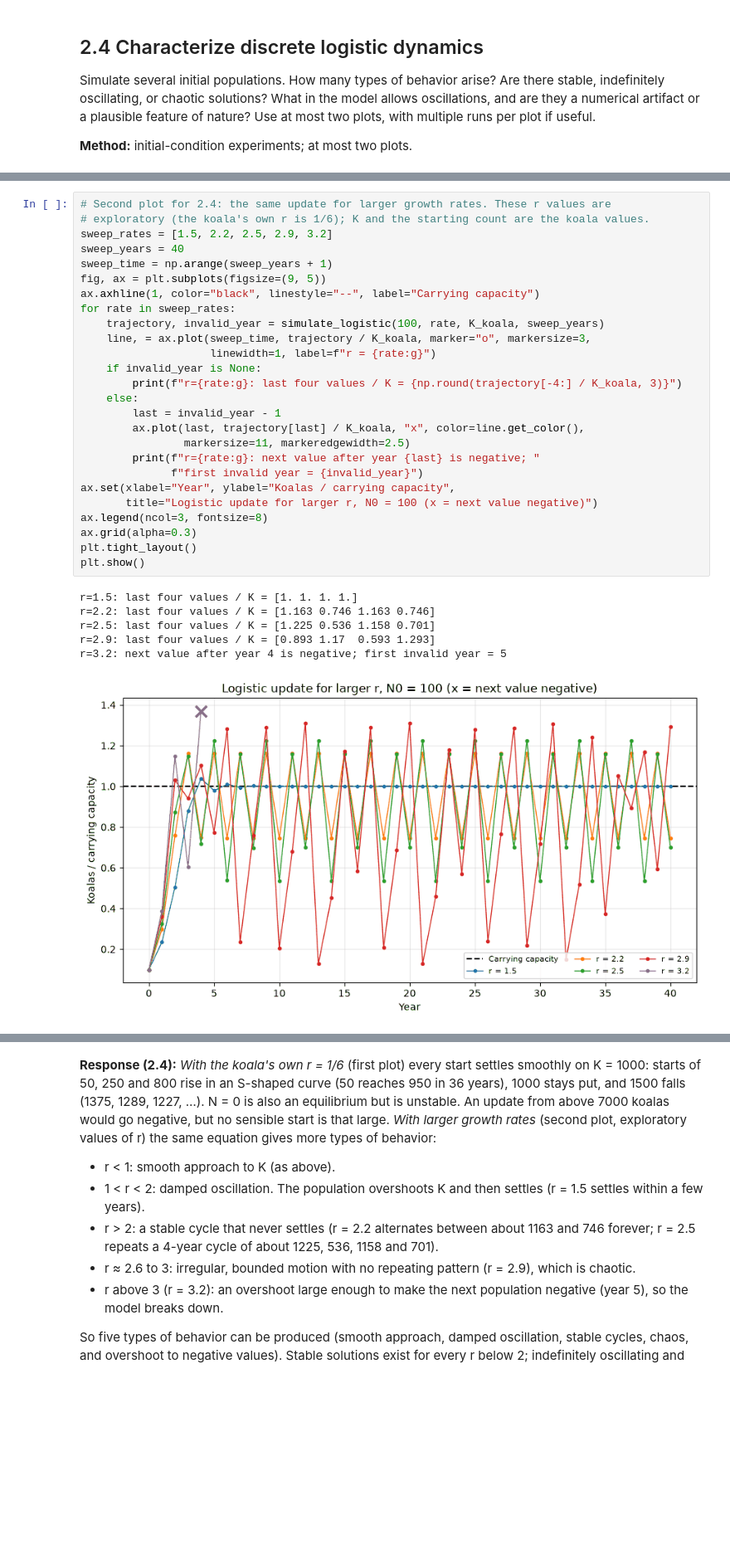
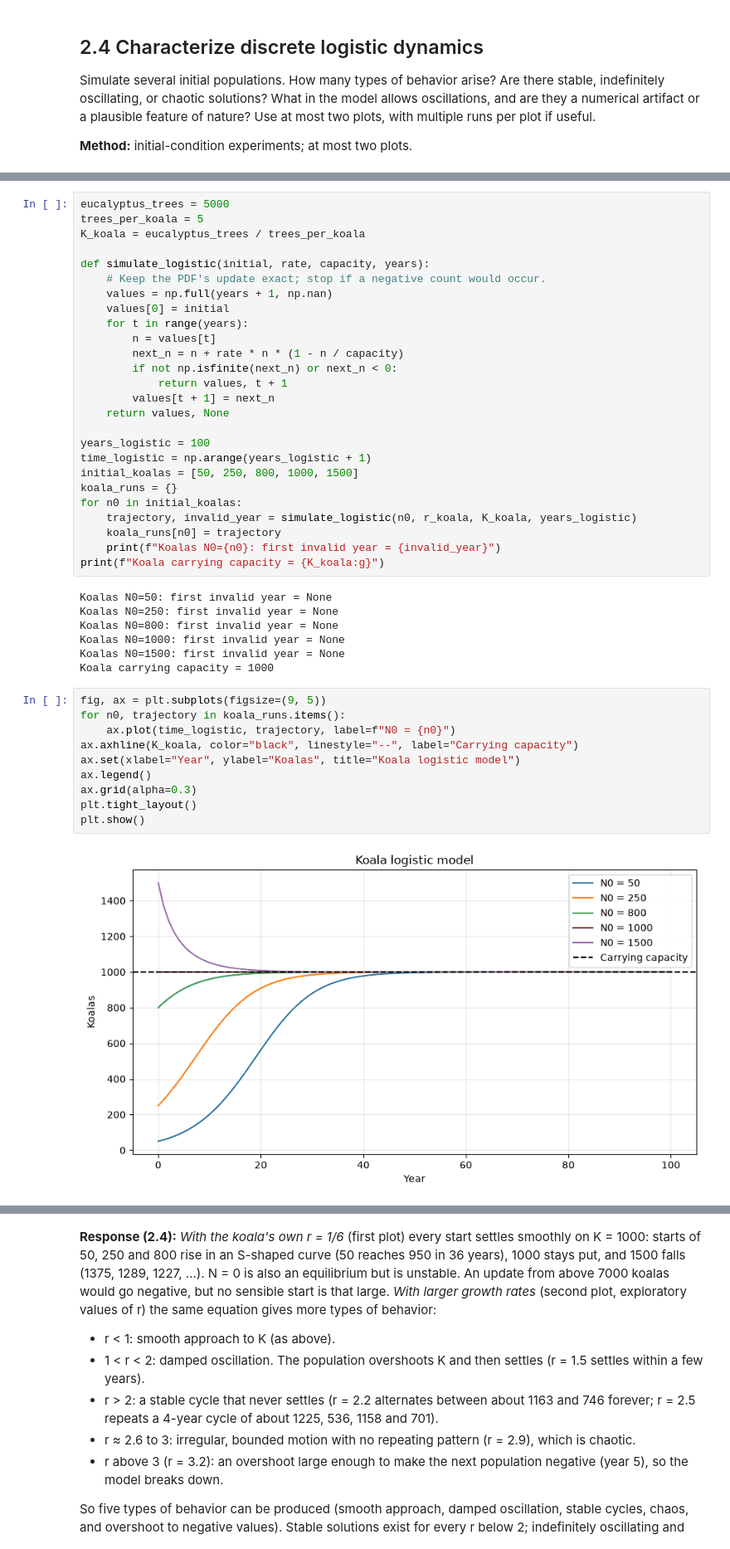
Before and after one commit to AaronScherf/ai-sandbox-master, a Jupyter notebook: ai-sandbox/academic-hub/academic_resources/env-science/labs/lab_4/lab_4_notebook.ipynb, the cells around one changed output, grey strips where cells are left out. Shown at 83% size. Cells and saved outputs as stored; diff of their text form; blank space fills up the shorter version.

```diff
--- a/ai-sandbox/academic-hub/academic_resources/env-science/labs/lab_4/lab_4_notebook.ipynb
+++ b/ai-sandbox/academic-hub/academic_resources/env-science/labs/lab_4/lab_4_notebook.ipynb
@@ -206,33 +170,45 @@ Koala carrying capacity = 1000
-# %%
-# Second plot for 2.4: the same update for larger growth rates. These r values are
-# exploratory (the koala's own r is 1/6); K and the starting count are the koala values.
-sweep_rates = [1.5, 2.2, 2.5, 2.9, 3.2]
-sweep_years = 40
-sweep_time = np.arange(sweep_years + 1)
-fig, ax = plt.subplots(figsize=(9, 5))
-ax.axhline(1, color="black", linestyle="--", label="Carrying capacity")
-for rate in sweep_rates:
-    trajectory, invalid_year = simulate_logistic(100, rate, K_koala, sweep_years)
-    line, = ax.plot(sweep_time, trajectory / K_koala, marker="o", markersize=3,
-                    linewidth=1, label=f"r = {rate:g}")
-    if invalid_year is None:
-        print(f"r={rate:g}: last four values / K = {np.round(trajectory[-4:] / K_koala, 3)}")
-    else:
-        last = invalid_year - 1
-        ax.plot(last, trajectory[last] / K_koala, "x", color=line.get_color(),
-                markersize=11, markeredgewidth=2.5)
-        print(f"r={rate:g}: next value after year {last} is negative; "
-              f"first invalid year = {invalid_year}")
-ax.set(xlabel="Year", ylabel="Koalas / carrying capacity",
-       title="Logistic update for larger r, N0 = 100 (x = next value negative)")
-ax.legend(ncol=3, fontsize=8)
-ax.grid(alpha=0.3)
-plt.tight_layout()
-plt.show()
-# %% [output]
-r=1.5: last four values / K = [1. 1. 1. 1.]
-r=2.2: last four values / K = [1.163 0.746 1.163 0.746]
-r=2.5: last four values / K = [1.225 0.536 1.158 0.701]
-r=2.9: last four values / K = [0.893 1.17  0.593 1.293]
-r=3.2: next value after year 4 is negative; first invalid year = 5
-[figure, removed]
+# %%
+eucalyptus_trees = 5000
+trees_per_koala = 5
+K_koala = eucalyptus_trees / trees_per_koala
+
+def simulate_logistic(initial, rate, capacity, years):
+    # Keep the PDF's update exact; stop if a negative count would occur.
+    values = np.full(years + 1, np.nan)
+    values[0] = initial
+    for t in range(years):
+        n = values[t]
+        next_n = n + rate * n * (1 - n / capacity)
+        if not np.isfinite(next_n) or next_n < 0:
+            return values, t + 1
+        values[t + 1] = next_n
+    return values, None
+
+years_logistic = 100
+time_logistic = np.arange(years_logistic + 1)
+initial_koalas = [50, 250, 800, 1000, 1500]
+koala_runs = {}
+for n0 in initial_koalas:
+    trajectory, invalid_year = simulate_logistic(n0, r_koala, K_koala, years_logistic)
+    koala_runs[n0] = trajectory
+    print(f"Koalas N0={n0}: first invalid year = {invalid_year}")
+print(f"Koala carrying capacity = {K_koala:g}")
+# %% [output]
+Koalas N0=50: first invalid year = None
+Koalas N0=250: first invalid year = None
+Koalas N0=800: first invalid year = None
+Koalas N0=1000: first invalid year = None
+Koalas N0=1500: first invalid year = None
+Koala carrying capacity = 1000
+# %%
+fig, ax = plt.subplots(figsize=(9, 5))
+for n0, trajectory in koala_runs.items():
+    ax.plot(time_logistic, trajectory, label=f"N0 = {n0}")
+ax.axhline(K_koala, color="black", linestyle="--", label="Carrying capacity")
+ax.set(xlabel="Year", ylabel="Koalas", title="Koala logistic model")
+ax.legend()
+ax.grid(alpha=0.3)
+plt.tight_layout()
+plt.show()
+# %% [output]
+[figure, added]
```
Also changed, not shown: parts of 42 cells of this notebook.
